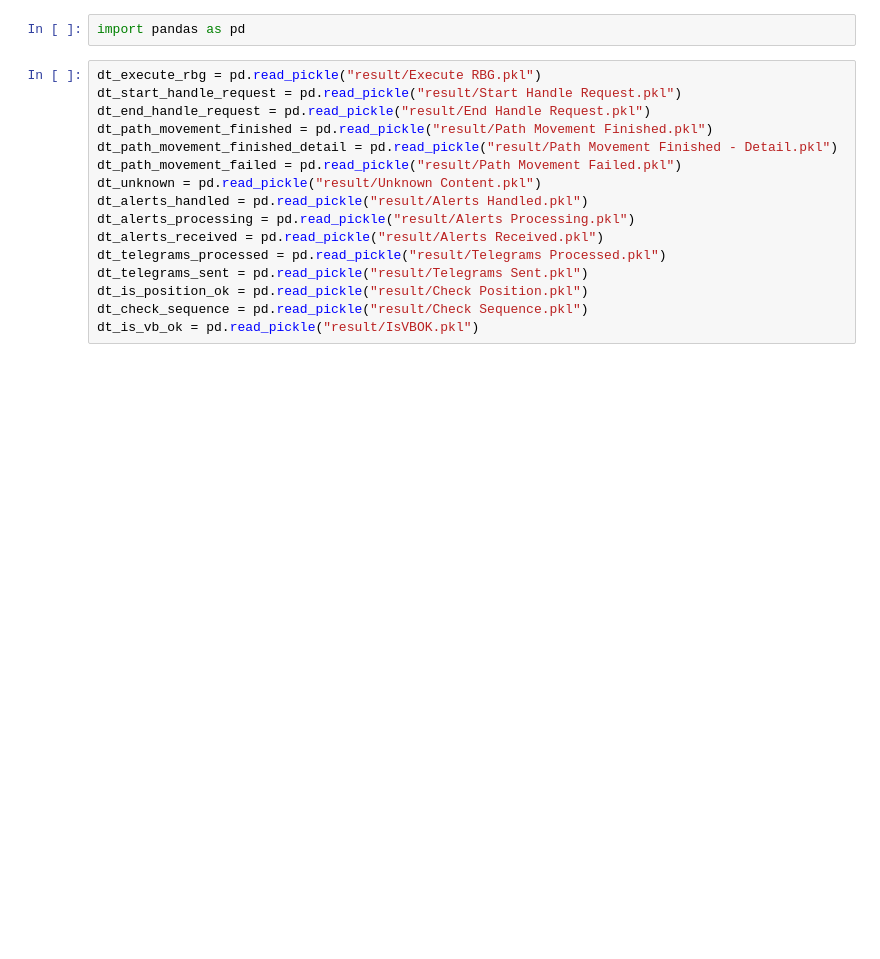
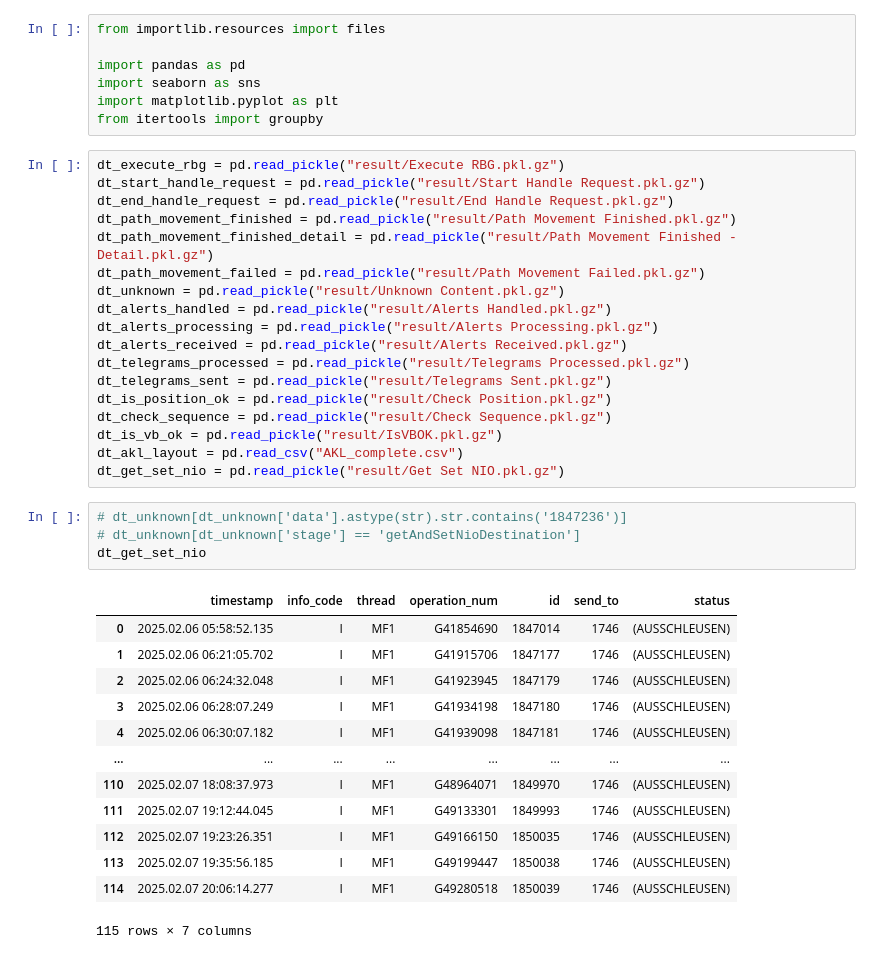
Before and after one commit to hseptiani/iis-seminar, a Jupyter notebook: analysis.ipynb, the cells around one changed output. Saved outputs shown, nothing was run; the diff lists cells and outputs as text; blank space fills up the shorter version.

```diff
--- a/analysis.ipynb
+++ b/analysis.ipynb
@@ -1,18 +1,43 @@
 # %%
+from importlib.resources import files
+
 import pandas as pd
+import seaborn as sns
+import matplotlib.pyplot as plt
+from itertools import groupby
 # %%
-dt_execute_rbg = pd.read_pickle("result/Execute RBG.pkl")
-dt_start_handle_request = pd.read_pickle("result/Start Handle Request.pkl")
-dt_end_handle_request = pd.read_pickle("result/End Handle Request.pkl")
-dt_path_movement_finished = pd.read_pickle("result/Path Movement Finished.pkl")
-dt_path_movement_finished_detail = pd.read_pickle("result/Path Movement Finished - Detail.pkl")
-dt_path_movement_failed = pd.read_pickle("result/Path Movement Failed.pkl")
-dt_unknown = pd.read_pickle("result/Unknown Content.pkl")
-dt_alerts_handled = pd.read_pickle("result/Alerts Handled.pkl")
-dt_alerts_processing = pd.read_pickle("result/Alerts Processing.pkl")
-dt_alerts_received = pd.read_pickle("result/Alerts Received.pkl")
-dt_telegrams_processed = pd.read_pickle("result/Telegrams Processed.pkl")
-dt_telegrams_sent = pd.read_pickle("result/Telegrams Sent.pkl")
-dt_is_position_ok = pd.read_pickle("result/Check Position.pkl")
-dt_check_sequence = pd.read_pickle("result/Check Sequence.pkl")
-dt_is_vb_ok = pd.read_pickle("result/IsVBOK.pkl")
+dt_execute_rbg = pd.read_pickle("result/Execute RBG.pkl.gz")
+dt_start_handle_request = pd.read_pickle("result/Start Handle Request.pkl.gz")
+dt_end_handle_request = pd.read_pickle("result/End Handle Request.pkl.gz")
+dt_path_movement_finished = pd.read_pickle("result/Path Movement Finished.pkl.gz")
+dt_path_movement_finished_detail = pd.read_pickle("result/Path Movement Finished - Detail.pkl.gz")
+dt_path_movement_failed = pd.read_pickle("result/Path Movement Failed.pkl.gz")
+dt_unknown = pd.read_pickle("result/Unknown Content.pkl.gz")
+dt_alerts_handled = pd.read_pickle("result/Alerts Handled.pkl.gz")
+dt_alerts_processing = pd.read_pickle("result/Alerts Processing.pkl.gz")
+dt_alerts_received = pd.read_pickle("result/Alerts Received.pkl.gz")
+dt_telegrams_processed = pd.read_pickle("result/Telegrams Processed.pkl.gz")
+dt_telegrams_sent = pd.read_pickle("result/Telegrams Sent.pkl.gz")
+dt_is_position_ok = pd.read_pickle("result/Check Position.pkl.gz")
+dt_check_sequence = pd.read_pickle("result/Check Sequence.pkl.gz")
+dt_is_vb_ok = pd.read_pickle("result/IsVBOK.pkl.gz")
+dt_akl_layout = pd.read_csv("AKL_complete.csv")
+dt_get_set_nio = pd.read_pickle("result/Get Set NIO.pkl.gz")
+# %%
+# dt_unknown[dt_unknown['data'].astype(str).str.contains('1847236')]
+# dt_unknown[dt_unknown['stage'] == 'getAndSetNioDestination']
+dt_get_set_nio
+# %% [output]
+|  | timestamp | info_code | thread | operation_num | id | send_to | status |
+| 0 | 2025.02.06 05:58:52.135 | I | MF1 | G41854690 | 1847014 | 1746 | (AUSSCHLEUSEN) |
+| 1 | 2025.02.06 06:21:05.702 | I | MF1 | G41915706 | 1847177 | 1746 | (AUSSCHLEUSEN) |
+| 2 | 2025.02.06 06:24:32.048 | I | MF1 | G41923945 | 1847179 | 1746 | (AUSSCHLEUSEN) |
+| 3 | 2025.02.06 06:28:07.249 | I | MF1 | G41934198 | 1847180 | 1746 | (AUSSCHLEUSEN) |
+| 4 | 2025.02.06 06:30:07.182 | I | MF1 | G41939098 | 1847181 | 1746 | (AUSSCHLEUSEN) |
+| ... | ... | ... | ... | ... | ... | ... | ... |
+| 110 | 2025.02.07 18:08:37.973 | I | MF1 | G48964071 | 1849970 | 1746 | (AUSSCHLEUSEN) |
+| 111 | 2025.02.07 19:12:44.045 | I | MF1 | G49133301 | 1849993 | 1746 | (AUSSCHLEUSEN) |
+| 112 | 2025.02.07 19:23:26.351 | I | MF1 | G49166150 | 1850035 | 1746 | (AUSSCHLEUSEN) |
+| 113 | 2025.02.07 19:35:56.185 | I | MF1 | G49199447 | 1850038 | 1746 | (AUSSCHLEUSEN) |
+| 114 | 2025.02.07 20:06:14.277 | I | MF1 | G49280518 | 1850039 | 1746 | (AUSSCHLEUSEN) |
+115 rows × 7 columns
```
Also changed, not shown: parts of 19 cells of this notebook, 32 other files.
